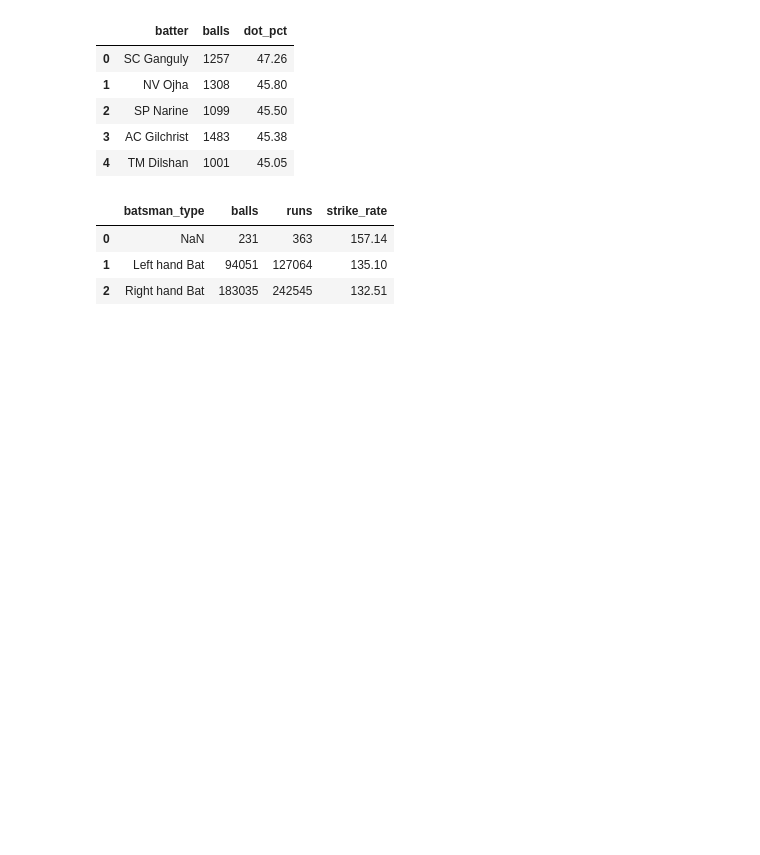
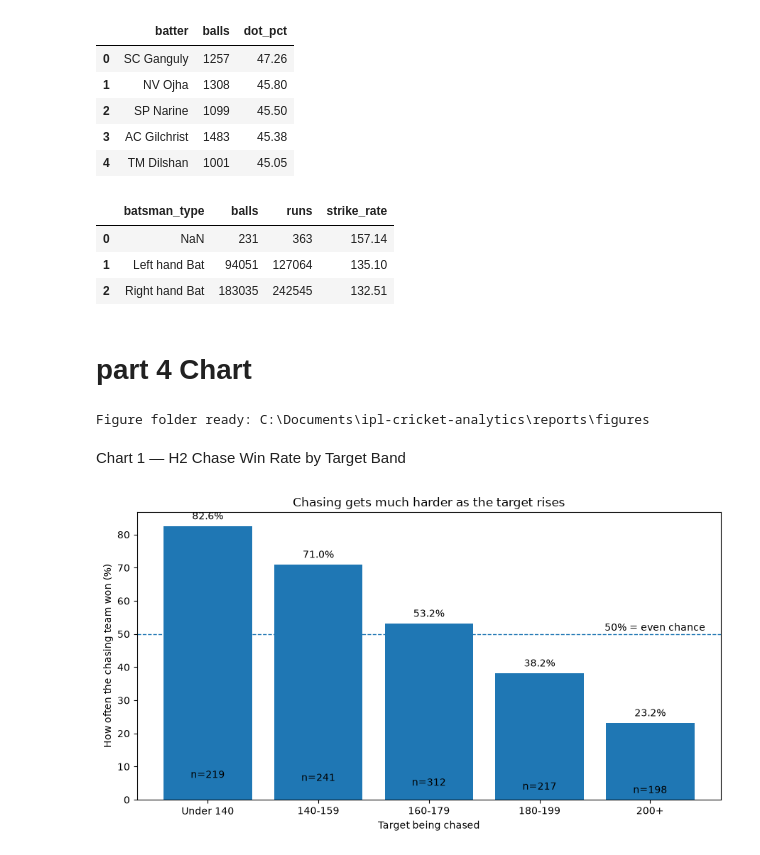
Before and after one commit to muhammedrashiddbi/ipl-cricket-analytics, a Jupyter notebook: notebooks/03_analysis.ipynb, the cells around one changed output. Cells and saved outputs as stored; diff of their text form; code cells hidden in the pictures; blank space fills up the shorter version.

Commit message:
Update IPL cricket analytics project

```diff
--- a/notebooks/03_analysis.ipynb
+++ b/notebooks/03_analysis.ipynb
@@ -2303,3 +2319,75 @@ GROUP BY batsman_type;
 | 0 | NaN | 231 | 363 | 157.14 |
 | 1 | Left hand Bat | 94051 | 127064 | 135.10 |
 | 2 | Right hand Bat | 183035 | 242545 | 132.51 |
+# %% [markdown]
+# part 4 Chart
+# %%
+import pandas as pd
+import numpy as np
+import matplotlib.pyplot as plt
+from pathlib import Path
+
+FIG_DIR = Path(r"C:\Documents\ipl-cricket-analytics\reports\figures")
+FIG_DIR.mkdir(parents=True, exist_ok=True)
+
+print("Figure folder ready:", FIG_DIR)
+# %% [output]
+Figure folder ready: C:\Documents\ipl-cricket-analytics\reports\figures
+# %% [markdown]
+Chart 1 — H2 Chase Win Rate by Target Band
+# %%
+# H2 - Chase win rate by target band
+h2_df = q("""
+SELECT CASE
+           WHEN first_innings_runs < 140 THEN 'Under 140'
+           WHEN first_innings_runs < 160 THEN '140-159'
+           WHEN first_innings_runs < 180 THEN '160-179'
+           WHEN first_innings_runs < 200 THEN '180-199'
+           ELSE '200+'
+       END AS target_band,
+       COUNT(*) AS matches,
+       ROUND(100.0*AVG(chase_won),1) AS chase_win_pct
+FROM v_match_totals
+GROUP BY target_band
+ORDER BY MIN(first_innings_runs);
+""")
+bands = h2_df["target_band"]
+rates = h2_df["chase_win_pct"]
+counts = h2_df["matches"]
+fig, ax = plt.subplots(figsize=(9, 5))
+bars = ax.bar(bands, rates)
+ax.set_title("Chasing gets much harder as the target rises")
+ax.set_xlabel("Target being chased")
+ax.set_ylabel("How often the chasing team won (%)")
+# 50% reference line
+ax.axhline(50, linestyle="--", linewidth=1)
+ax.text(
+    len(bands) - 0.5,
+    51,
+    "50% = even chance",
+    ha="right"
+)
+# Add percentage and sample size
+for bar, rate, n in zip(bars, rates, counts):
+    ax.text(
+        bar.get_x() + bar.get_width()/2,
+        rate + 2,
+        f"{rate:.1f}%",
+        ha="center"
+    )
+    ax.text(
+        bar.get_x() + bar.get_width()/2,
+        max(2, rate * 0.08),
+        f"n={int(n)}",
+        ha="center"
+    )
+fig.tight_layout()
+fig.savefig(
+    FIG_DIR / "chase_win_rate_target_band.png",
+    dpi=200,
+    bbox_inches="tight"
+)
+plt.show()
+plt.close(fig)
+# %% [output]
+[figure, added]
```
Also changed, not shown: parts of 39 cells of this notebook, 6 other files.
